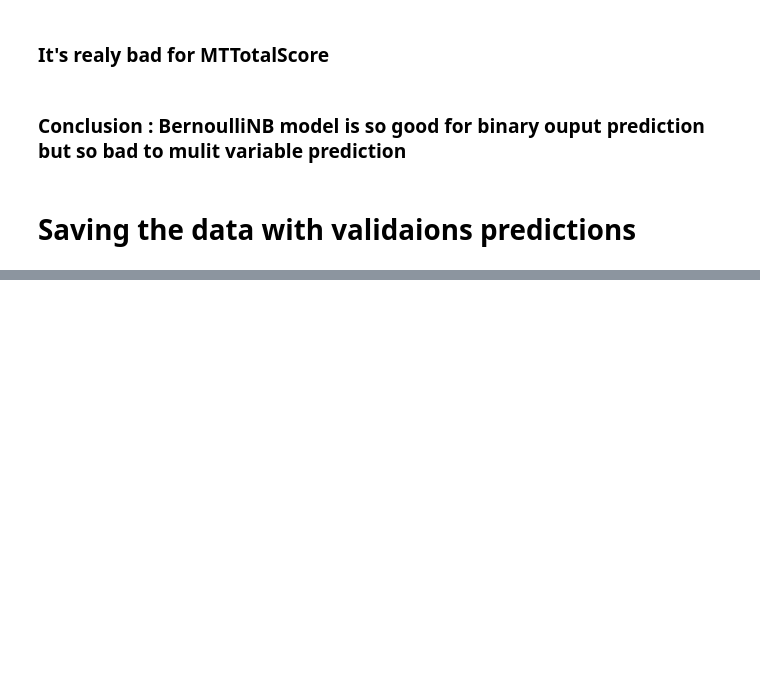
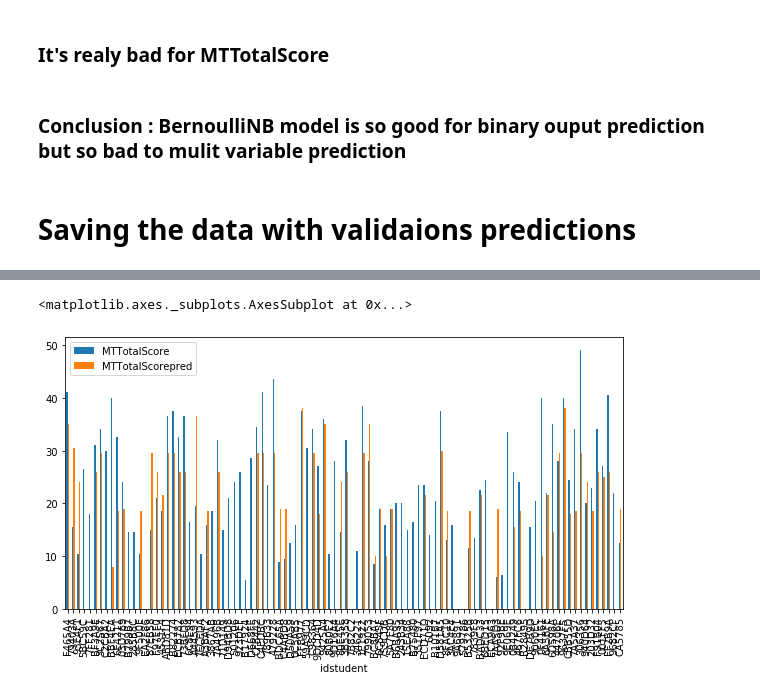
Before and after one commit to hamdan89/Machine-learning, a Jupyter notebook: Naive Bayesian Network model class (BernoulliNB)..ipynb, the cells around one changed output, grey strips where cells are left out. Saved outputs shown, nothing was run; the diff lists cells and outputs as text; code cells hidden in the pictures; blank space fills up the shorter version.

Commit message:
Add files via upload
Add plots

```diff
--- a/Naive Bayesian Network model class (BernoulliNB)..ipynb
+++ b/Naive Bayesian Network model class (BernoulliNB)..ipynb
@@ -397,0 +398,11 @@ dataset.head(101)
+# %%
+plt.rcParams["figure.figsize"] = (20,3)
+
+#dataset=dataset.astype(float)
+dataset['MTTotalScore'] = dataset['MTTotalScore'].values.astype('float')
+dataset['MTTotalScorepred'] = dataset['MTTotalScorepred'].values.astype('float')
+
+dataset.plot(x="idstudent", y=["MTTotalScore", "MTTotalScorepred"], kind="bar",figsize=(10, 5))
+# %% [output]
+<matplotlib.axes._subplots.AxesSubplot at 0x...>
+[figure, added]
```
Also changed, not shown: parts of 8 cells of this notebook.
